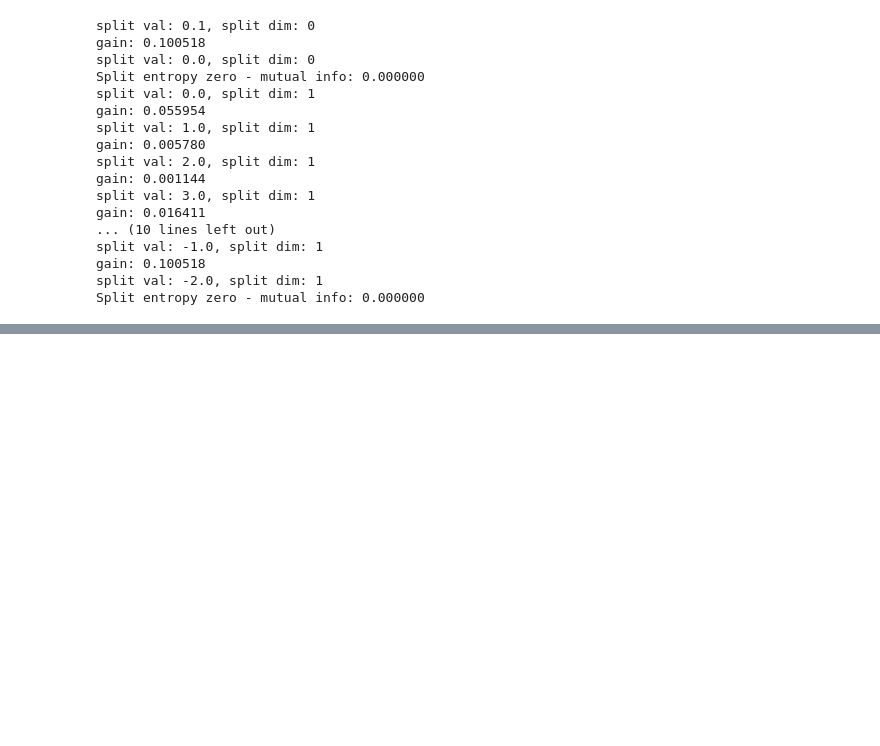
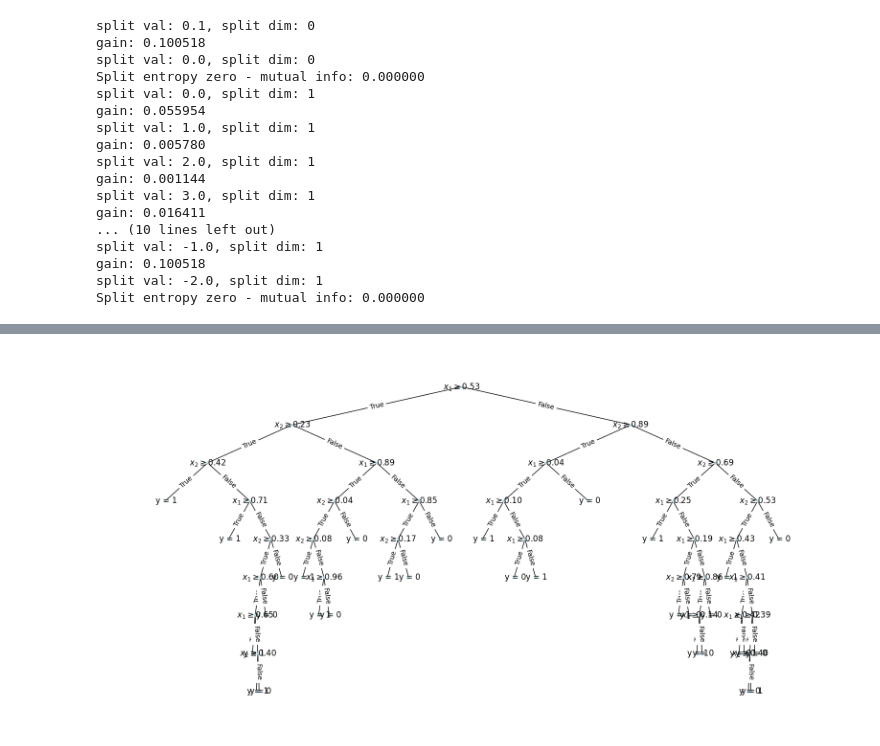
Before and after one commit to wgraysonp/CS760, a Jupyter notebook: HW_2/HW2.ipynb, the cells around one changed output, grey strips where cells are left out. Cells and saved outputs as stored; diff of their text form; code cells hidden in the pictures; blank space fills up the shorter version.

```diff
--- a/HW_2/HW2.ipynb
+++ b/HW_2/HW2.ipynb
@@ -58,0 +106,21 @@ Split entropy zero - mutual info: 0.000000
+# %%
+X = []
+with open('data/D2.txt', 'r') as f:
+    for line in f.readlines():
+        line = line.strip()
+        X.append([float(num) for num in line.split(" ")])
+
+X2 = np.array(X)
+y2 = X2[:, 2].reshape(-1, 1)
+X2 = X2[:, :2]
+# %%
+tree2 = DecisionTree(X2, y2)
+tree2.fit()
+# %%
+path = os.path.join(os.getcwd(), 'figs')
+os.makedirs(path, exist_ok=True)
+f_name = os.path.join(path, "p1_5d2.jpg")
+tree2.print_tree(shape='s', width=5, size=10, font_size=12, node_color='lightblue', vert_gap=10, edge_font=10,
+                fig_width=20, fig_height=10, f_name=f_name)
+# %% [output]
+[figure, added]
```
Also changed, not shown: parts of 32 cells of this notebook, 1 other file.
